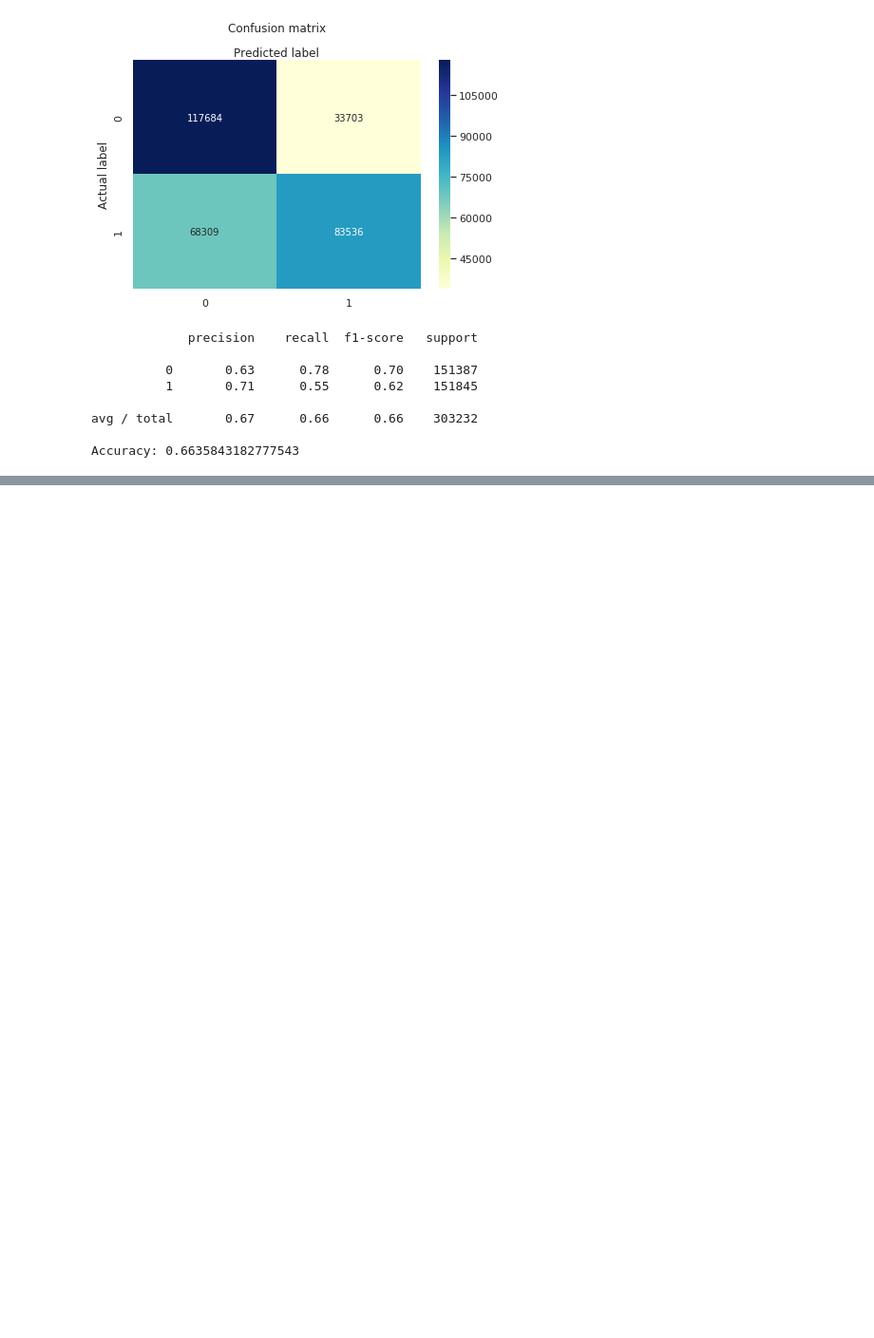
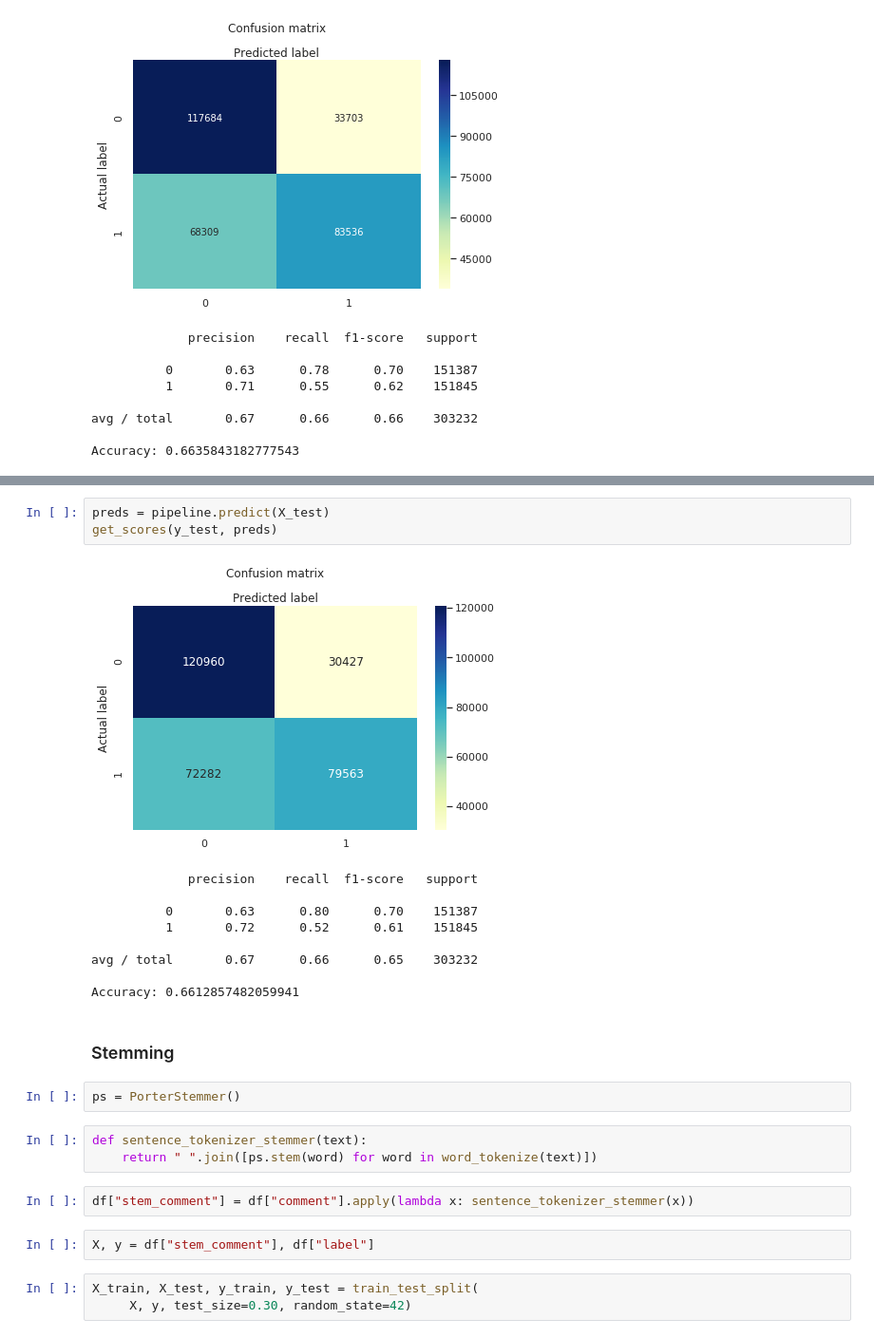
Before and after one commit to MatiGoldman/itc-sarcasm-detector-project, a Jupyter notebook: 3-Modeling.ipynb, the cells around one changed output, grey strips where cells are left out. Shown at 95% size. Cells and saved outputs as stored; diff of their text form; blank space fills up the shorter version.

```diff
--- a/3-Modeling.ipynb
+++ b/3-Modeling.ipynb
@@ -332,0 +384,27 @@ Accuracy: 0.6635843182777543
+# %%
+preds = pipeline.predict(X_test)
+get_scores(y_test, preds)
+# %% [output]
+[figure, added]
+             precision    recall  f1-score   support
+
+          0       0.63      0.80      0.70    151387
+          1       0.72      0.52      0.61    151845
+
+avg / total       0.67      0.66      0.65    303232
+
+Accuracy: 0.6612857482059941
+# %% [markdown]
+### Stemming
+# %%
+ps = PorterStemmer()
+# %%
+def sentence_tokenizer_stemmer(text):
+    return " ".join([ps.stem(word) for word in word_tokenize(text)])
+# %%
+df["stem_comment"] = df["comment"].apply(lambda x: sentence_tokenizer_stemmer(x))
+# %%
+X, y = df["stem_comment"], df["label"]
+# %%
+X_train, X_test, y_train, y_test = train_test_split(
+     X, y, test_size=0.30, random_state=42)
```
Also changed, not shown: parts of 25 cells of this notebook.
